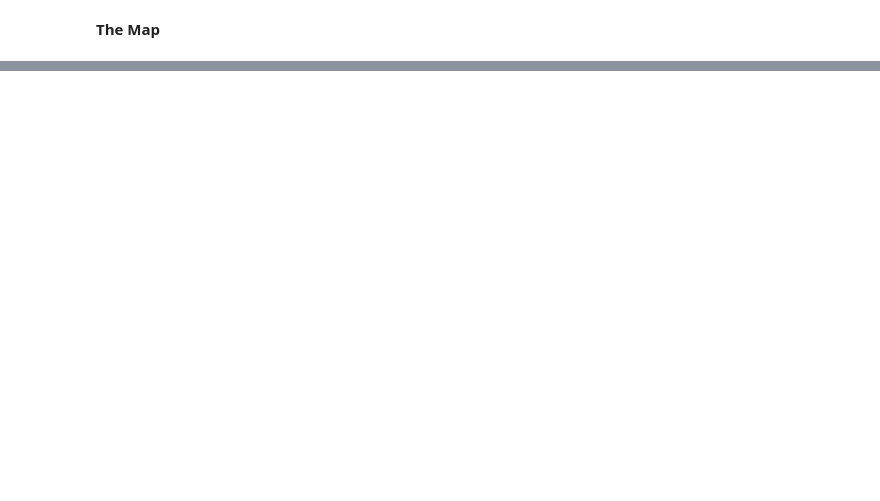
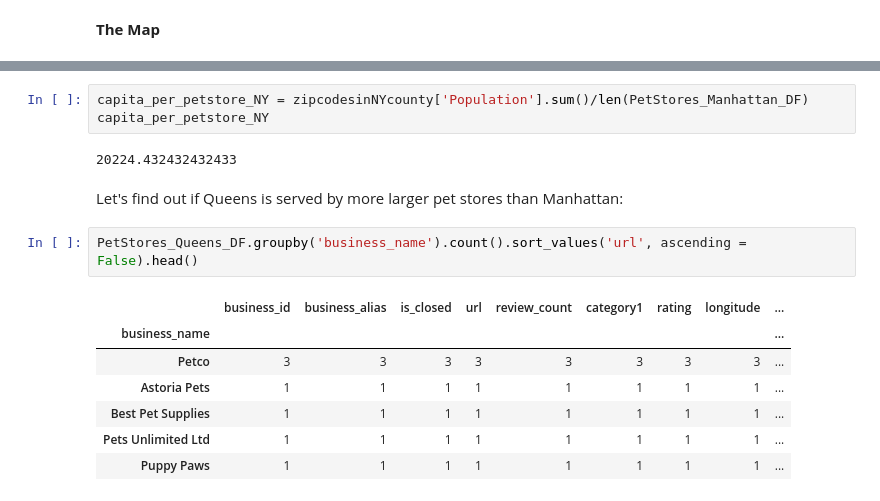
Before and after one commit to DavidKentShirley/Pet_Store_Location_Analysis, a Jupyter notebook: Final_Pet_Store_Project.ipynb, the cells around one changed output, grey strips where cells are left out. Drawn from its saved outputs; the diff is of its cells as text; blank space fills up the shorter version.

```diff
--- a/Final_Pet_Store_Project.ipynb
+++ b/Final_Pet_Store_Project.ipynb
@@ -131,0 +337,18 @@ base_map
+# %%
+capita_per_petstore_NY = zipcodesinNYcounty['Population'].sum()/len(PetStores_Manhattan_DF)
+capita_per_petstore_NY
+# %% [output]
+20224.432432432433
+# %% [markdown]
+
+Let's find out if Queens is served by more larger pet stores than Manhattan:
+# %%
+PetStores_Queens_DF.groupby('business_name').count().sort_values('url', ascending = False).head()
+# %% [output]
+|  | business_id | business_alias | is_closed | url | review_count | category1 | rating | longitude | ... |
+| business_name |  |  |  |  |  |  |  |  | ... |
+| Petco | 3 | 3 | 3 | 3 | 3 | 3 | 3 | 3 | ... |
+| Astoria Pets | 1 | 1 | 1 | 1 | 1 | 1 | 1 | 1 | ... |
+| Best Pet Supplies | 1 | 1 | 1 | 1 | 1 | 1 | 1 | 1 | ... |
+| Pets Unlimited Ltd | 1 | 1 | 1 | 1 | 1 | 1 | 1 | 1 | ... |
+| Puppy Paws | 1 | 1 | 1 | 1 | 1 | 1 | 1 | 1 | ... |
```
Also changed, not shown: parts of 52 cells of this notebook, 13 other files.
